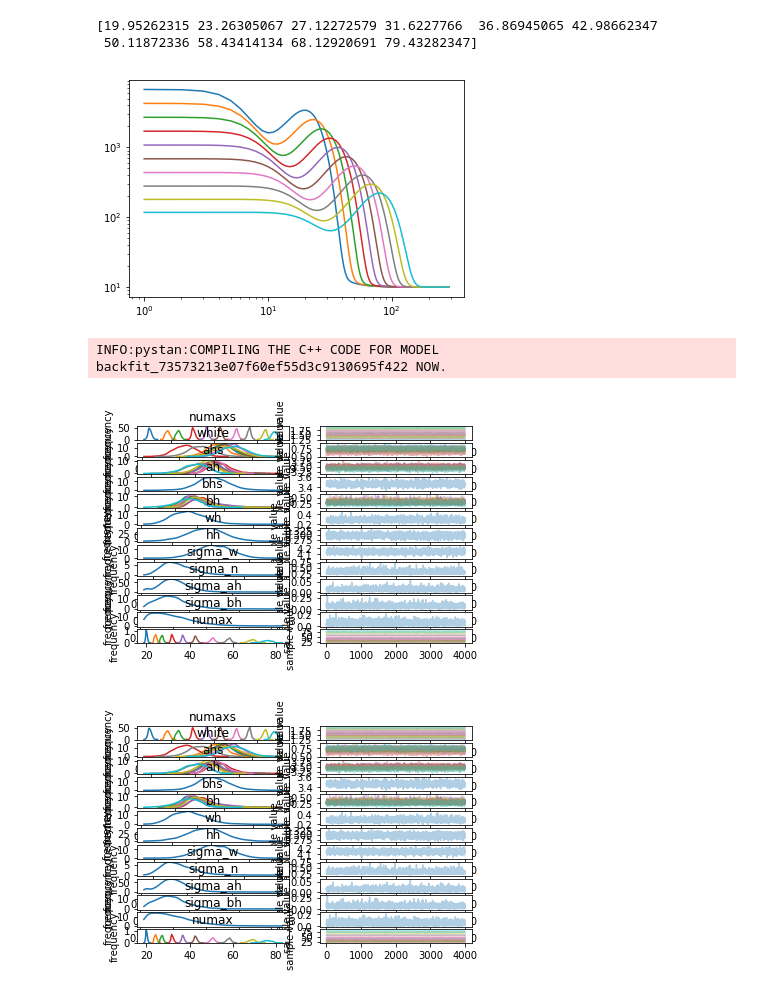
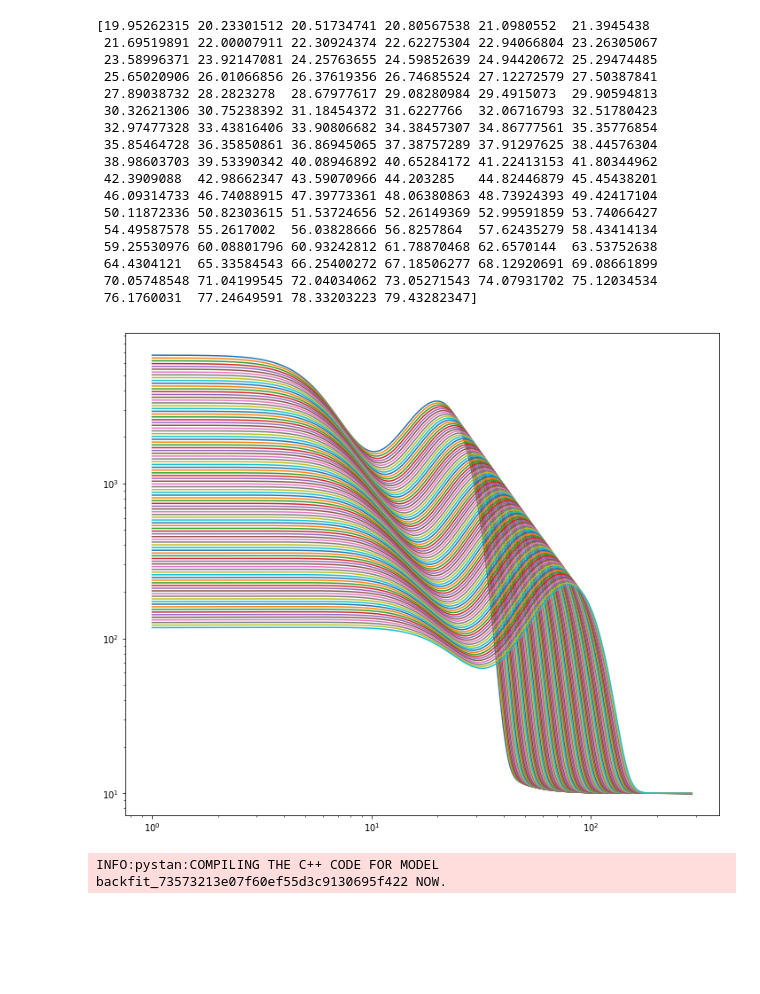
Before and after one commit to grd349/PyStanExamples, a Jupyter notebook: HierarchicalBackground.ipynb, the cells around one changed output. Drawn from its saved outputs; the diff is of its cells as text; code cells hidden in the pictures; blank space fills up the shorter version.

```diff
--- a/HierarchicalBackground.ipynb
+++ b/HierarchicalBackground.ipynb
@@ -6,31 +6,46 @@ import seaborn as sns
 import pystan
 plt.rcParams['figure.figsize'] = [12,10]
 # %%
-npts = 288
+npts = 2880
 f = np.linspace(1, 288, npts)
 def harvey(f, a, b, c):
     return a**2/b / (1 + (f/b)**c)
 def gaussian(f, nu, sig, height):
     return height / (2 * np.pi)**0.5 / sig * np.exp(-0.5 * (f - nu)**2 / sig**2)
 def model(f, numax, white):
     h = harvey(f, 4e3/10**numax, 10**numax*0.3, 4.0)
     g = gaussian(f, 10**numax, 10**numax*0.3, 1e6/10**numax)
     return h + g + white
-numaxs = np.linspace(1.3, 1.9, 10)
+numaxs = np.linspace(1.3, 1.9, 100)
 p = np.zeros([len(f), len(numaxs)])
 fig, ax = plt.subplots()
 for i in range(len(numaxs)):
     p[:,i] = model(f, numaxs[i], 10.0) #* np.random.chisquare(2, npts)/2
     ax.plot(f, p[:,i])
 data = p * np.random.chisquare(2, [npts, len(numaxs)])/2
 logg_nmx = numaxs + np.random.randn(len(numaxs))*0.01
 ax.set_yscale('log')
 ax.set_xscale('log')
 print(10**numaxs)
 # %% [output]
-[19.95262315 23.26305067 27.12272579 31.6227766  36.86945065 42.98662347
- 50.11872336 58.43414134 68.12920691 79.43282347]
+[19.95262315 20.23301512 20.51734741 20.80567538 21.0980552  21.3945438
+ 21.69519891 22.00007911 22.30924374 22.62275304 22.94066804 23.26305067
+ 23.58996371 23.92147081 24.25763655 24.59852639 24.94420672 25.29474485
+ 25.65020906 26.01066856 26.37619356 26.74685524 27.12272579 27.50387841
+ 27.89038732 28.2823278  28.67977617 29.08280984 29.4915073  29.90594813
+ 30.32621306 30.75238392 31.18454372 31.6227766  32.06716793 32.51780423
+ 32.97477328 33.43816406 33.90806682 34.38457307 34.86777561 35.35776854
+ 35.85464728 36.35850861 36.86945065 37.38757289 37.91297625 38.44576304
+ 38.98603703 39.53390342 40.08946892 40.65284172 41.22413153 41.80344962
+ 42.3909088  42.98662347 43.59070966 44.203285   44.82446879 45.45438201
+ 46.09314733 46.74088915 47.39773361 48.06380863 48.73924393 49.42417104
+ 50.11872336 50.82303615 51.53724656 52.26149369 52.99591859 53.74066427
+ 54.49587578 55.2617002  56.03828666 56.8257864  57.62435279 58.43414134
+ 59.25530976 60.08801796 60.93242812 61.78870468 62.6570144  63.53752638
+ 64.4304121  65.33584543 66.25400272 67.18506277 68.12920691 69.08661899
+ 70.05748548 71.04199545 72.04034062 73.05271543 74.07931702 75.12034534
+ 76.1760031  77.24649591 78.33203223 79.43282347]
-[figure, old version]
+[figure, new version]
 # %%
 code = '''
 functions {
@@ -101,8 +116,5 @@ dat = {'N': len(f),
       'numax_est': logg_nmx}
 fit = sm.sampling(data=dat, iter=4000, chains=2)
 fit.plot()
-# %% [output]
-[figure, removed]
-[figure, removed]
 # %%
 print(fit)
```
Also changed, not shown: parts of 1 cell of this notebook, 1 other file.
